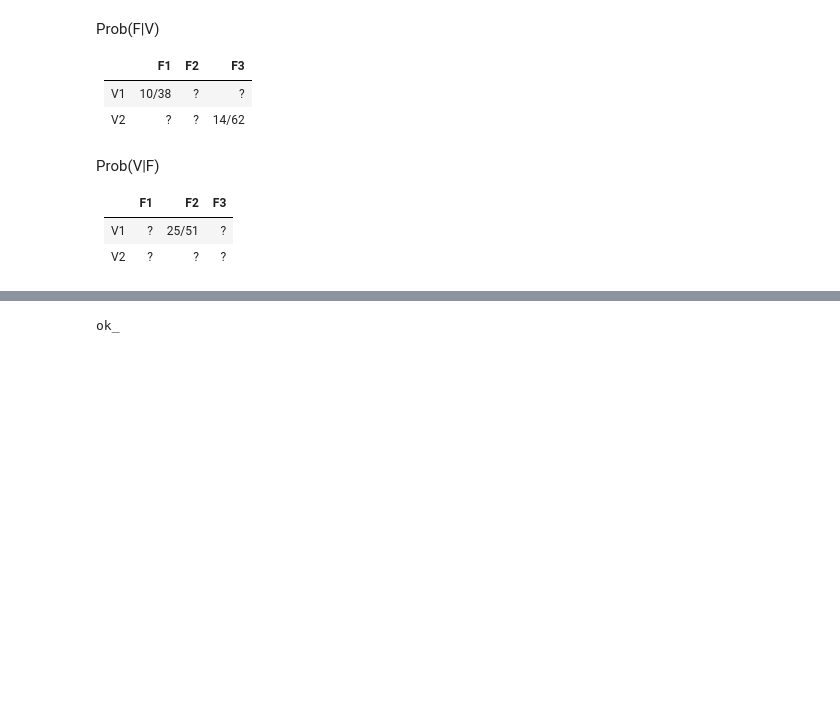
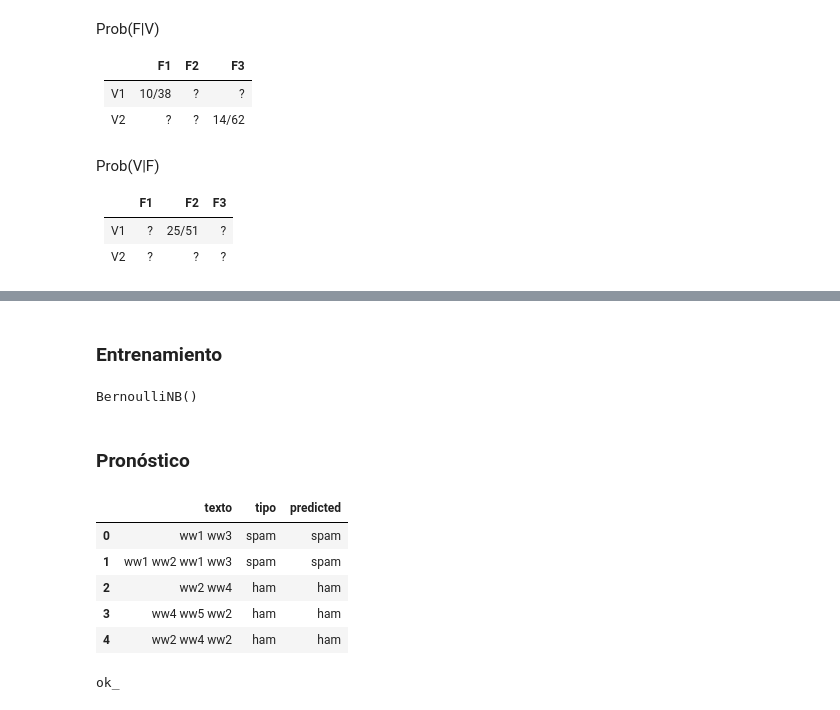
Before and after one commit to oecorrechag/Analitica-predictiva-course, a Jupyter notebook: notebooks/02_seccion/2.0.0 Fundamentos de estadística/2.2.5 Probabilidad condicional, Naive Bayes y Clasificadores de Texto.ipynb, the cells around one changed output, grey strips where cells are left out. Drawn from its saved outputs; the diff is of its cells as text; code cells hidden in the pictures; blank space fills up the shorter version.

```diff
--- a/notebooks/02_seccion/2.0.0 Fundamentos de estadística/2.2.5 Probabilidad condicional, Naive Bayes y Clasificadores de Texto.ipynb
+++ b/notebooks/02_seccion/2.0.0 Fundamentos de estadística/2.2.5 Probabilidad condicional, Naive Bayes y Clasificadores de Texto.ipynb
@@ -265,0 +519,8 @@ Prob(V|F)
+# %%
+#
+# Ya que lo que interesa es la presencia o no de la palabra
+# y no interesa la cantidad de veces que aparece, entonces
+# se aplica una transformación a la matriz
+#
+X = [[1 if element > 1 else element for element in row] for row in X.toarray()]
+X
@@ -266,3 +535,39 @@ Prob(V|F)
+# %%
+#
+# Se crea un clasificador Gaussiano ingenuo
+#
+gnb = BernoulliNB(
+    alpha=1.0,        # Laplace parameter
+    binarize=0.0,
+    fit_prior=True,
+    class_prior=None,
+)
+# %% [markdown]
+### Entrenamiento
+# %%
+#
+# Se entrena el clasificador
+#
+gnb.fit(X, y)
+# %% [output]
+BernoulliNB()
+# %% [markdown]
+### Pronóstico
+# %%
+#
+# Se pronostica la clasificación de los
+# mensajes para los datos de entrada
+#
+df["predicted"] = gnb.predict(X)
+# %%
+df
+# %% [output]
+|  | texto | tipo | predicted |
+| 0 | ww1 ww3 | spam | spam |
+| 1 | ww1 ww2 ww1 ww3 | spam | spam |
+| 2 | ww2 ww4 | ham | ham |
+| 3 | ww4 ww5 ww2 | ham | ham |
+| 4 | ww2 ww4 ww2 | ham | ham |
 # %%
 print('ok_')
 # %% [output]
```
Also changed, not shown: parts of 43 cells of this notebook.
